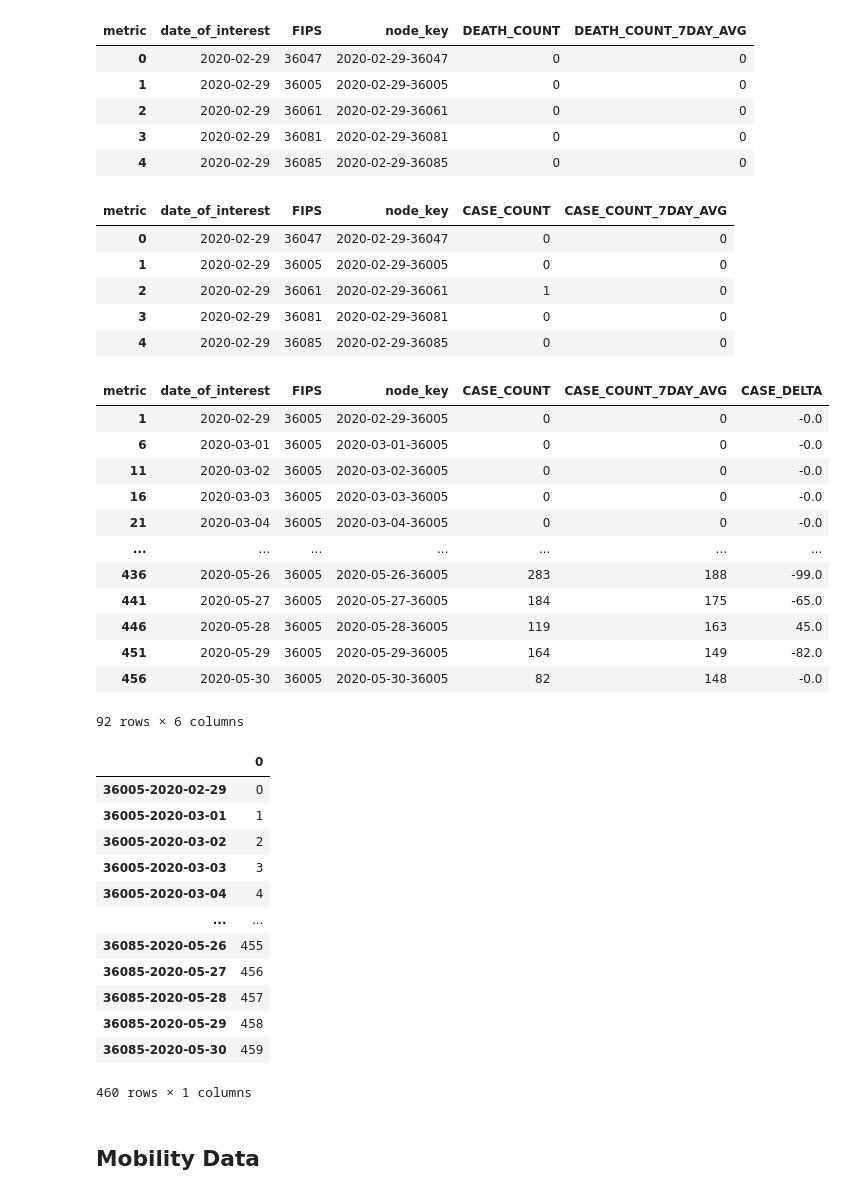
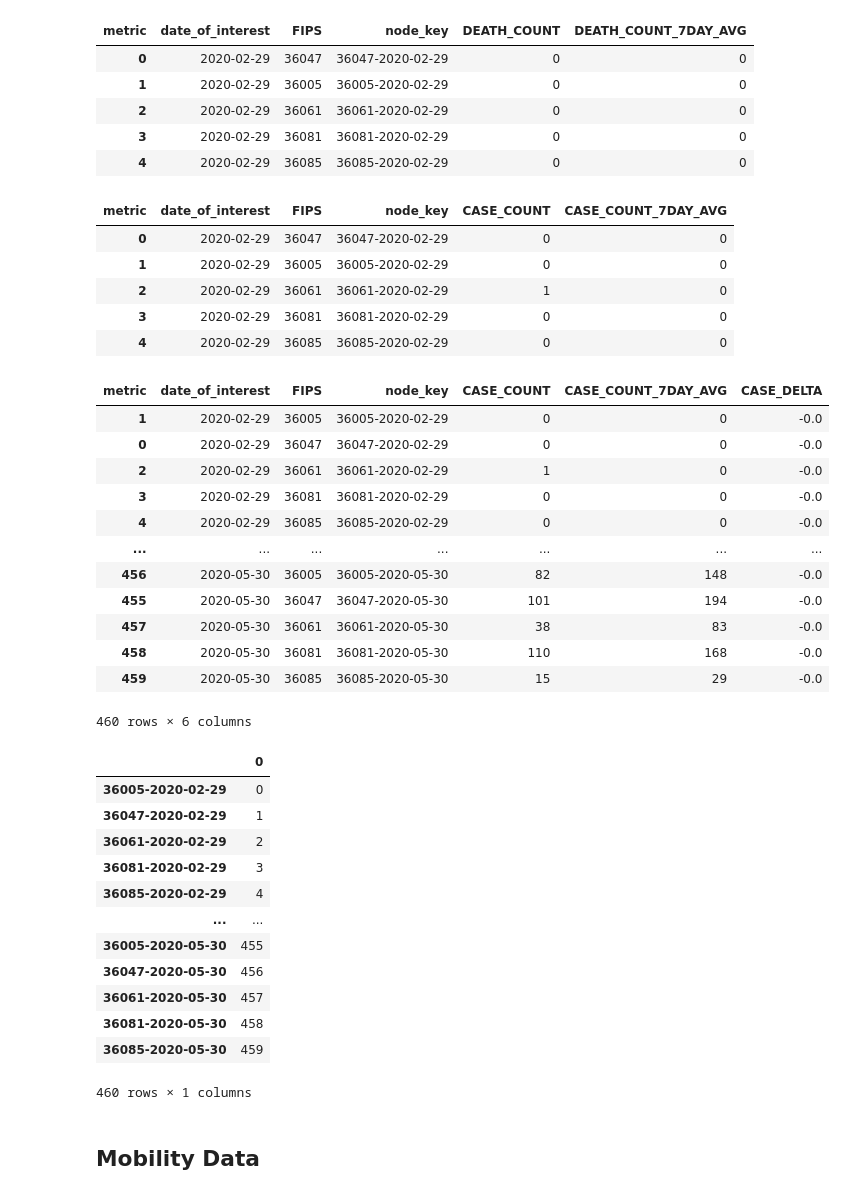
Before and after one commit to hwunrow/cgnn, a Jupyter notebook: src/Untitled.ipynb, the cells around one changed output. Cells and saved outputs as stored; diff of their text form; code cells hidden in the pictures.

```diff
--- a/src/Untitled.ipynb
+++ b/src/Untitled.ipynb
@@ -48,17 +53,17 @@ death_subset_df = death_subset_df.pivot(index=['date_of_interest','borough'], co
 
 death_subset_df['FIPS'] = death_subset_df['borough'].map(BOROUGH_FIPS_MAP)
 
-death_subset_df['node_key'] = death_subset_df['date_of_interest'].astype('str') + "-" + death_subset_df['FIPS'].astype(str)
+death_subset_df['node_key'] = death_subset_df['FIPS'].astype(str) + "-" + death_subset_df['date_of_interest'].astype('str')
 long_cols = ['date_of_interest', 'FIPS', 'node_key', 'DEATH_COUNT', 'DEATH_COUNT_7DAY_AVG']
 death_subset_df = death_subset_df[long_cols]
 death_subset_df.head()
 # %% [output]
 | metric | date_of_interest | FIPS | node_key | DEATH_COUNT | DEATH_COUNT_7DAY_AVG |
-| 0 | 2020-02-29 | 36047 | 2020-02-29-36047 | 0 | 0 |
-| 1 | 2020-02-29 | 36005 | 2020-02-29-36005 | 0 | 0 |
-| 2 | 2020-02-29 | 36061 | 2020-02-29-36061 | 0 | 0 |
-| 3 | 2020-02-29 | 36081 | 2020-02-29-36081 | 0 | 0 |
-| 4 | 2020-02-29 | 36085 | 2020-02-29-36085 | 0 | 0 |
+| 0 | 2020-02-29 | 36047 | 36047-2020-02-29 | 0 | 0 |
+| 1 | 2020-02-29 | 36005 | 36005-2020-02-29 | 0 | 0 |
+| 2 | 2020-02-29 | 36061 | 36061-2020-02-29 | 0 | 0 |
+| 3 | 2020-02-29 | 36081 | 36081-2020-02-29 | 0 | 0 |
+| 4 | 2020-02-29 | 36085 | 36085-2020-02-29 | 0 | 0 |
 # %%
 # compute deltas
 death_subset_df = death_subset_df.sort_values(by=['date_of_interest', 'FIPS'])
@@ -78,39 +85,41 @@ case_subset_df[['borough', 'metric']] = case_subset_df['variable'].str.split('_'
 case_subset_df = case_subset_df.pivot(index=['date_of_interest','borough'], columns='metric', values='value').reset_index()
 
 case_subset_df['FIPS'] = case_subset_df['borough'].map(BOROUGH_FIPS_MAP)
-case_subset_df['node_key'] = case_subset_df['date_of_interest'].astype('str') + "-" + case_subset_df['FIPS'].astype(str)
+case_subset_df['node_key'] = case_subset_df['FIPS'].astype(str) + "-" + case_subset_df['date_of_interest'].astype('str')
 long_cols = ['date_of_interest', 'FIPS', 'node_key', 'CASE_COUNT', 'CASE_COUNT_7DAY_AVG']
 
 case_subset_df = case_subset_df[long_cols]
 case_subset_df.head()
 # %% [output]
 | metric | date_of_interest | FIPS | node_key | CASE_COUNT | CASE_COUNT_7DAY_AVG |
-| 0 | 2020-02-29 | 36047 | 2020-02-29-36047 | 0 | 0 |
-| 1 | 2020-02-29 | 36005 | 2020-02-29-36005 | 0 | 0 |
-| 2 | 2020-02-29 | 36061 | 2020-02-29-36061 | 1 | 0 |
-| 3 | 2020-02-29 | 36081 | 2020-02-29-36081 | 0 | 0 |
-| 4 | 2020-02-29 | 36085 | 2020-02-29-36085 | 0 | 0 |
+| 0 | 2020-02-29 | 36047 | 36047-2020-02-29 | 0 | 0 |
+| 1 | 2020-02-29 | 36005 | 36005-2020-02-29 | 0 | 0 |
+| 2 | 2020-02-29 | 36061 | 36061-2020-02-29 | 1 | 0 |
+| 3 | 2020-02-29 | 36081 | 36081-2020-02-29 | 0 | 0 |
+| 4 | 2020-02-29 | 36085 | 36085-2020-02-29 | 0 | 0 |
 # %%
 # compute deltas
 case_subset_df = case_subset_df.sort_values(by=['date_of_interest', 'FIPS'])
 
-case_subset_df['CASE_DELTA'] = case_subset_df.groupby(['FIPS'])['CASE_COUNT'].diff(-1).fillna(0)
+# case_subset_df['CASE_DELTA'] = case_subset_df.groupby(['FIPS'])['CASE_COUNT'].diff(-1).fillna(0)
+case_subset_df['CASE_DELTA'] = case_subset_df.groupby(['FIPS'])['CASE_COUNT_7DAY_AVG'].diff(-1).fillna(0)
+
 case_subset_df['CASE_DELTA'] = case_subset_df['CASE_DELTA'] * -1
-case_subset_df.loc[case_subset_df.FIPS == 36005]
+case_subset_df
 # %% [output]
 | metric | date_of_interest | FIPS | node_key | CASE_COUNT | CASE_COUNT_7DAY_AVG | CASE_DELTA |
-| 1 | 2020-02-29 | 36005 | 2020-02-29-36005 | 0 | 0 | -0.0 |
-| 6 | 2020-03-01 | 36005 | 2020-03-01-36005 | 0 | 0 | -0.0 |
-| 11 | 2020-03-02 | 36005 | 2020-03-02-36005 | 0 | 0 | -0.0 |
-| 16 | 2020-03-03 | 36005 | 2020-03-03-36005 | 0 | 0 | -0.0 |
-| 21 | 2020-03-04 | 36005 | 2020-03-04-36005 | 0 | 0 | -0.0 |
+| 1 | 2020-02-29 | 36005 | 36005-2020-02-29 | 0 | 0 | -0.0 |
+| 0 | 2020-02-29 | 36047 | 36047-2020-02-29 | 0 | 0 | -0.0 |
+| 2 | 2020-02-29 | 36061 | 36061-2020-02-29 | 1 | 0 | -0.0 |
+| 3 | 2020-02-29 | 36081 | 36081-2020-02-29 | 0 | 0 | -0.0 |
+| 4 | 2020-02-29 | 36085 | 36085-2020-02-29 | 0 | 0 | -0.0 |
 | ... | ... | ... | ... | ... | ... | ... |
-| 436 | 2020-05-26 | 36005 | 2020-05-26-36005 | 283 | 188 | -99.0 |
-| 441 | 2020-05-27 | 36005 | 2020-05-27-36005 | 184 | 175 | -65.0 |
-| 446 | 2020-05-28 | 36005 | 2020-05-28-36005 | 119 | 163 | 45.0 |
-| 451 | 2020-05-29 | 36005 | 2020-05-29-36005 | 164 | 149 | -82.0 |
-| 456 | 2020-05-30 | 36005 | 2020-05-30-36005 | 82 | 148 | -0.0 |
+| 456 | 2020-05-30 | 36005 | 36005-2020-05-30 | 82 | 148 | -0.0 |
+| 455 | 2020-05-30 | 36047 | 36047-2020-05-30 | 101 | 194 | -0.0 |
+| 457 | 2020-05-30 | 36061 | 36061-2020-05-30 | 38 | 83 | -0.0 |
+| 458 | 2020-05-30 | 36081 | 36081-2020-05-30 | 110 | 168 | -0.0 |
+| 459 | 2020-05-30 | 36085 | 36085-2020-05-30 | 15 | 29 | -0.0 |
-92 rows × 6 columns
+460 rows × 6 columns
 # %%
 dates = getDateRange(START_DATE, END_DATE)
 fips_list = list(BOROUGH_FIPS_MAP.values())
@@ -118,8 +127,8 @@ fips_list = list(BOROUGH_FIPS_MAP.values())
 node_dict = dict()
 
 curr_idx = 0
-for f in fips_list:
-    for d in dates:
+for d in dates:
+    for f in fips_list:
         key_str = f"{f}-{d.strftime('%Y-%m-%d')}"
         node_dict[key_str] = curr_idx
         curr_idx += 1
@@ -128,15 +137,15 @@ pd.DataFrame.from_dict(node_dict, orient='index')
 # %% [output]
 |  | 0 |
 | 36005-2020-02-29 | 0 |
-| 36005-2020-03-01 | 1 |
-| 36005-2020-03-02 | 2 |
-| 36005-2020-03-03 | 3 |
-| 36005-2020-03-04 | 4 |
+| 36047-2020-02-29 | 1 |
+| 36061-2020-02-29 | 2 |
+| 36081-2020-02-29 | 3 |
+| 36085-2020-02-29 | 4 |
 | ... | ... |
-| 36085-2020-05-26 | 455 |
-| 36085-2020-05-27 | 456 |
-| 36085-2020-05-28 | 457 |
-| 36085-2020-05-29 | 458 |
+| 36005-2020-05-30 | 455 |
+| 36047-2020-05-30 | 456 |
+| 36061-2020-05-30 | 457 |
+| 36081-2020-05-30 | 458 |
 | 36085-2020-05-30 | 459 |
 460 rows × 1 columns
 # %%
```
Also changed, not shown: parts of 25 cells of this notebook.
